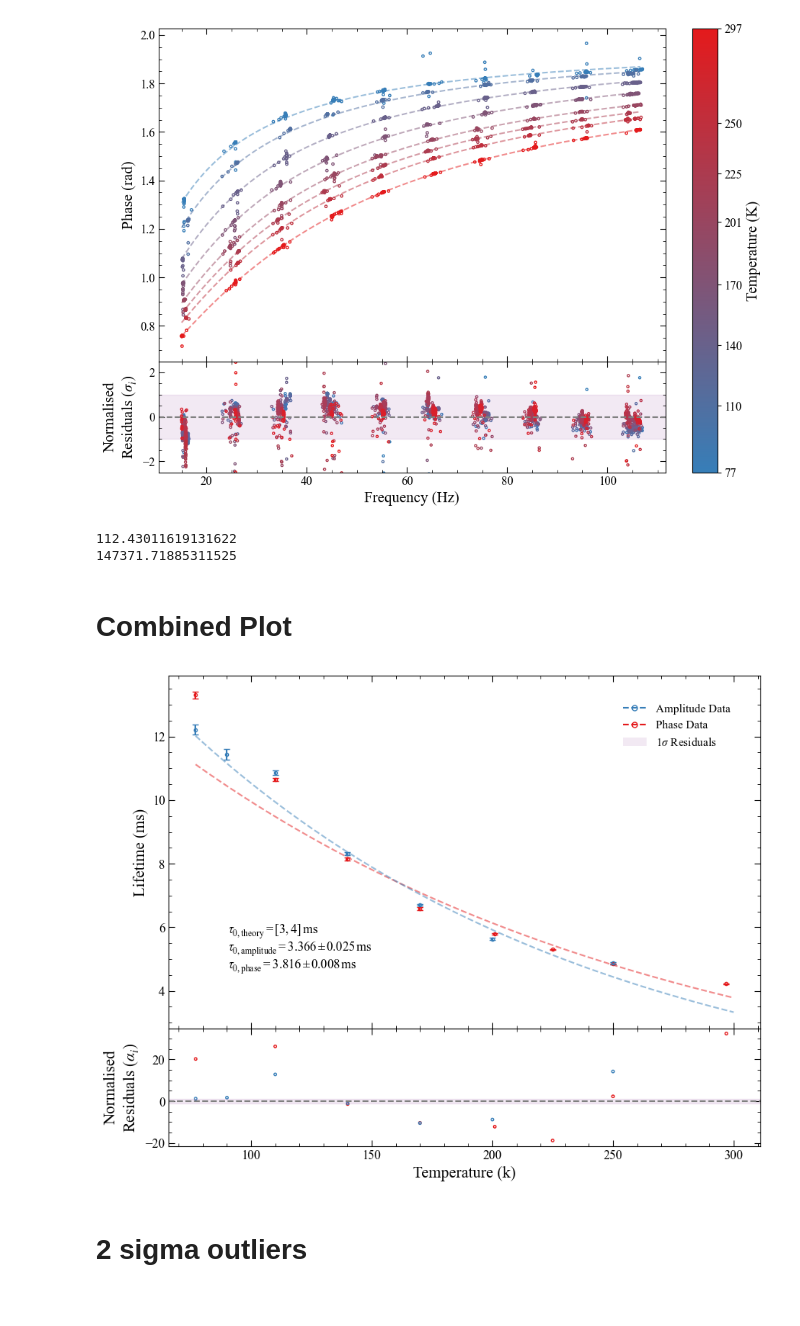
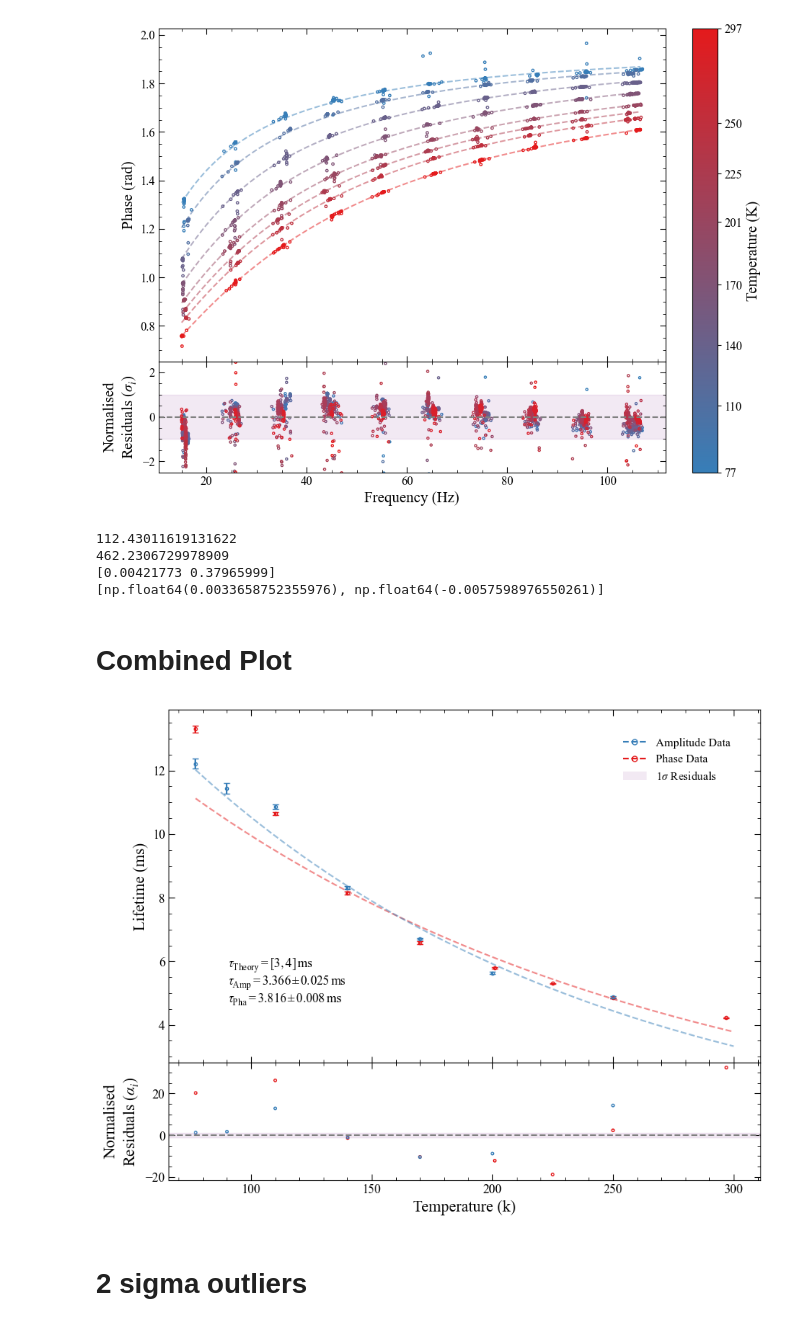
Before and after one commit to Sebastian426/Advanced-Lab-Code, a Jupyter notebook: Einstein_Coefficients/Phase_Eins_A.ipynb, the cells around one changed output. Cells and saved outputs as stored; diff of their text form; code cells hidden in the pictures.

```diff
--- a/Einstein_Coefficients/Phase_Eins_A.ipynb
+++ b/Einstein_Coefficients/Phase_Eins_A.ipynb
@@ -345,7 +345,7 @@ chi2_amp, rchi2_amp = reduced_chi_squared_calc(temperature_dependence,
                                                )
 
 chi2_pha, rchi2_pha = reduced_chi_squared_calc(temperature_dependence,
-                                               model_params= pop_phase,
+                                               model_params= pop,
                                                xdata = temperatures,
                                                ydata = lifetimes,
                                                yerror = lifetime_errors,
@@ -353,9 +353,13 @@ chi2_pha, rchi2_pha = reduced_chi_squared_calc(temperature_dependence,
 
 print(rchi2_amp)
 print(rchi2_pha)
+print(pop_phase)
+print(pop_amp)
 # %% [output]
 112.43011619131622
-147371.71885311525
+462.2306729978909
+[0.00421773 0.37965999]
+[np.float64(0.0033658752355976), np.float64(-0.0057598976550261)]
 # %% [markdown]
 # Combined Plot
 # %%
@@ -444,7 +448,7 @@ ax_main.legend(
 
 ax_main.text(
     0.1, 0.3,
-    rf"$\tau_{{0,\mathrm{{theory}}}} = [3,4]\,\mathrm{{ms}}$",
+    rf"$\tau_{{\mathrm{{Theory}}}} = [3,4]\,\mathrm{{ms}}$",
     transform=ax_main.transAxes,
     fontsize=12,
     verticalalignment='top'
@@ -452,7 +456,7 @@ ax_main.text(
 
 ax_main.text(
     0.1, 0.25,
-    rf"$\tau_{{0,\mathrm{{amplitude}}}} = {t_298_amp:.3f}\,±\,{t_298_amp_err:.3f}\,\mathrm{{ms}}$",
+    rf"$\tau_{{\mathrm{{Amp}}}} = {t_298_amp:.3f}\,±\,{t_298_amp_err:.3f}\,\mathrm{{ms}}$",
     transform=ax_main.transAxes,
     fontsize=12,
     verticalalignment='top'
@@ -460,7 +464,7 @@ ax_main.text(
 
 ax_main.text(
     0.1, 0.20,
-    rf"$\tau_{{0,\mathrm{{phase}}}} = {t_298_phase:.3f}\,±\,{t_298_phase_err:.3f}\,\mathrm{{ms}}$",
+    rf"$\tau_{{\mathrm{{Pha}}}} = {t_298_phase:.3f}\,±\,{t_298_phase_err:.3f}\,\mathrm{{ms}}$",
     transform=ax_main.transAxes,
     fontsize=12,
     verticalalignment='top'
@@ -474,34 +478,34 @@ ax_main.text(
 ax_res.set_xlabel("Temperature (k)")
 ax_res.set_ylabel("Normalised\nResiduals ($\\alpha_i$)")
 
 ax_res.scatter(temperatures, residuals,
             marker = 'o', facecolor = 'none',color = red_cb, s = 6)
 
 ax_res.scatter(temp_amp, residual_amp,
                marker = "o", facecolor = 'none',color = blue_cb, s = 6)
 
 
 ax_res.axhspan(-1,1, color = purple_cb, alpha = 0.12)
 ax_res.axhline(0, color = "grey", linestyle = "--")
 
 
 #########
 # Styling
 #########
 
 for ax in [ax_main, ax_res]:
     ax.minorticks_on()
     ax.tick_params(which='major', size=6, direction='in',
                    right=True, top=True, bottom=True, left = True)
     ax.tick_params(which='minor', size=3, direction='in',
                    right=True, top=True, bottom=True, left = True)
 
 plt.savefig(pc_savepath_PhaseAmp,
             dpi = 150,
             bbox_inches = 'tight')
 plt.show()
 # %% [output]
-[figure, old version]
+[figure, new version]
 # %% [markdown]
 # 2 sigma outliers
 # %%
```
Also changed, not shown: 1 other file.
